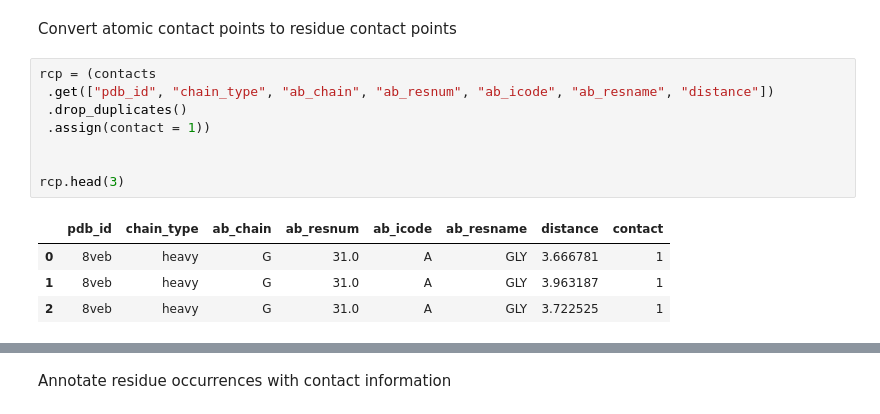
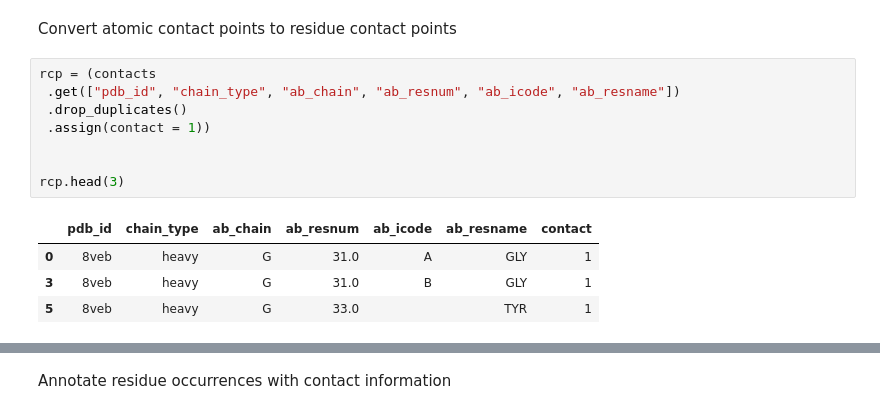
Before and after one commit to datascience-2025-group4/group04-team02, a Jupyter notebook: dataanalysis/03_contacts/01_find_atomic_contacts.ipynb, the cells around one changed output, grey strips where cells are left out. Cells and saved outputs as stored; diff of their text form.

Commit message:
distance uptate in residue contacts - now minimal

```diff
--- a/dataanalysis/03_contacts/01_find_atomic_contacts.ipynb
+++ b/dataanalysis/03_contacts/01_find_atomic_contacts.ipynb
@@ -201,14 +201,14 @@ summary.pdb.nunique()
 Convert atomic contact points to residue contact points
 # %%
 rcp = (contacts
- .get(["pdb_id", "chain_type", "ab_chain", "ab_resnum", "ab_icode", "ab_resname", "distance"])
+ .get(["pdb_id", "chain_type", "ab_chain", "ab_resnum", "ab_icode", "ab_resname"])
  .drop_duplicates()
  .assign(contact = 1))
 
 
 rcp.head(3)
 # %% [output]
-|  | pdb_id | chain_type | ab_chain | ab_resnum | ab_icode | ab_resname | distance | contact |
-| 0 | 8veb | heavy | G | 31.0 | A | GLY | 3.666781 | 1 |
-| 1 | 8veb | heavy | G | 31.0 | A | GLY | 3.963187 | 1 |
-| 2 | 8veb | heavy | G | 31.0 | A | GLY | 3.722525 | 1 |
+|  | pdb_id | chain_type | ab_chain | ab_resnum | ab_icode | ab_resname | contact |
+| 0 | 8veb | heavy | G | 31.0 | A | GLY | 1 |
+| 3 | 8veb | heavy | G | 31.0 | B | GLY | 1 |
+| 5 | 8veb | heavy | G | 33.0 |  | TYR | 1 |
```
Also changed, not shown: parts of 2 cells of this notebook, 1 other file.
